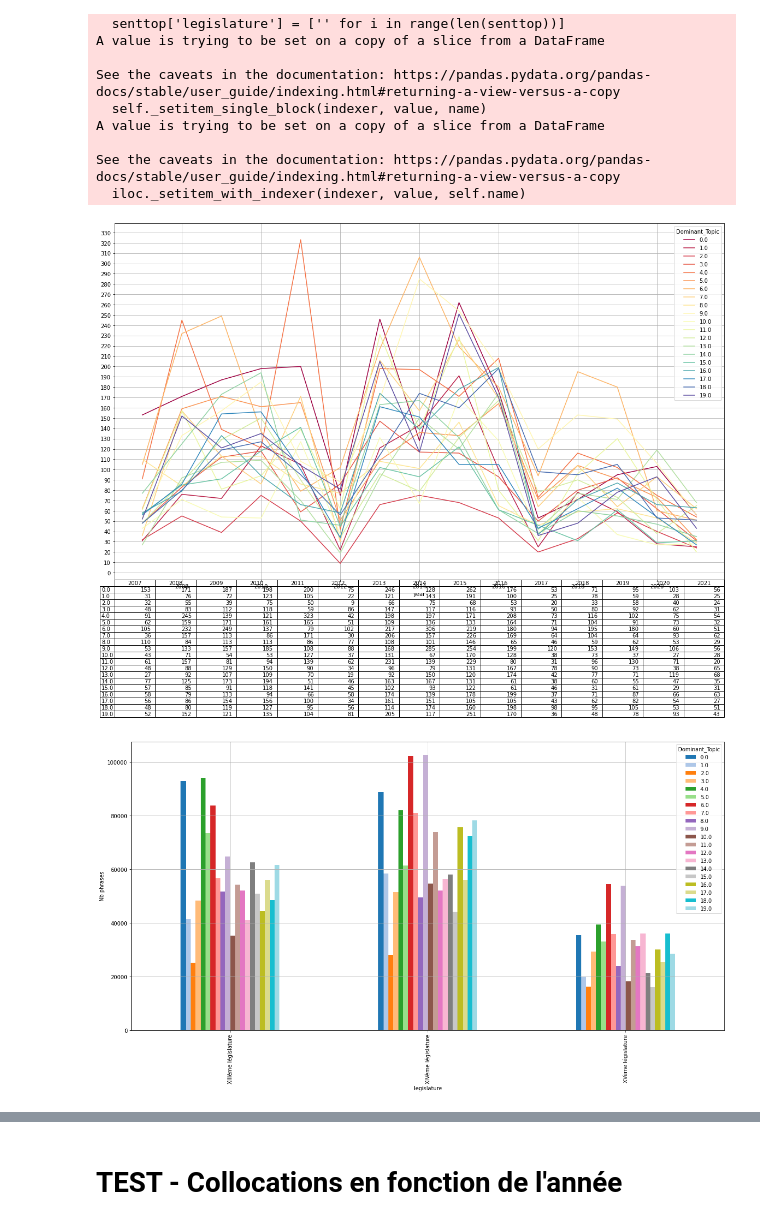
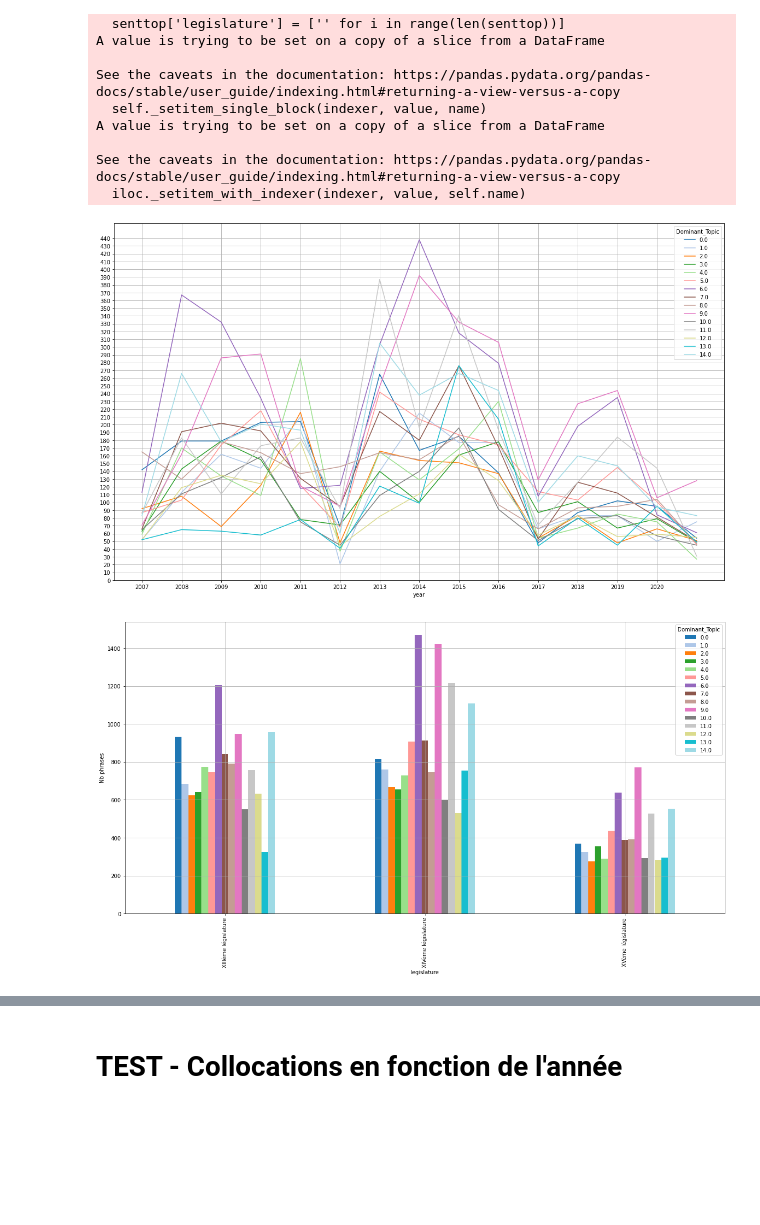
Before and after one commit to Geminy3/ProjetHNSKOL, a Jupyter notebook: Thématiques lemmatisé.ipynb, the cells around one changed output, grey strips where cells are left out. Saved outputs shown, nothing was run; the diff lists cells and outputs as text; code cells hidden in the pictures; blank space fills up the shorter version.

```diff
--- a/Thématiques lemmatisé.ipynb
+++ b/Thématiques lemmatisé.ipynb
@@ -404,7 +400,7 @@ texts = data
 corpus = [dico.doc2bow(text) for text in texts]
 # %%
 #ntopics = 50
-ntopics = 20
+ntopics = 23
 # %%
 generate_lda = False
 
@@ -417,7 +413,7 @@ if generate_lda:
 # %%
 from gensim.test.utils import datapath
 
-temp_file = datapath("model20_lemma2") #"model20_lemma"
+temp_file = datapath("model15_lemma") #"model20_lemma" "model20_lemma2" "model15_lemma2"
 
 if generate_lda:
     ldamodel.save(temp_file)
@@ -479,7 +482,7 @@ df_dominant_topic = df_topic_sents_keywords.reset_index()
 df_dominant_topic.columns = ['Document_No', 'Dominant_Topic', 'Topic_Perc_Contrib', 'Keywords', 'Text']
 # %%
 df_dominant_topic.sort_values("Dominant_Topic", ascending=False)
-df_dominant_topic_novoid = df_dominant_topic.loc[df_dominant_topic.Topic_Perc_Contrib > 0.06]
+df_dominant_topic_novoid = df_dominant_topic.loc[df_dominant_topic.Topic_Perc_Contrib > 0.07]
 df_dominant_topic_novoid.sort_values("Topic_Perc_Contrib", ascending=False)
 # %% [output]
 |  | Document_No | Dominant_Topic | Topic_Perc_Contrib | Keywords | Text |
@@ -718,17 +716,18 @@ See the caveats in the documentation: https://pandas.pydata.org/pandas-docs/stab
 # %%
 senttop.groupby('year').Dominant_Topic.value_counts().unstack().plot(kind='line',
                                                                      subplots=False,
                                                                      figsize=(20,12),
                                                                      legend=True,
-                                                                     cmap='Spectral',
+                                                                     cmap='tab20',
                                                                      grid=True,
-                                                                     table=True,
+                                                                     #table=True,
                                                                         );
-plt.yticks(np.arange(0, 340, 10));
+plt.yticks(np.arange(0, 450, 10));
+plt.xticks(np.arange(2007, 2021, 1));
 # %% [output]
-[figure, old version]
+[figure, new version]
 # %%
-senttop.groupby('legislature').Dominant_Topic.value_counts().mul(100).unstack().plot(kind='bar',
+senttop.groupby('legislature').Dominant_Topic.value_counts().unstack().plot(kind='bar',
                                                                             #stacked=True,
                                                                             figsize=(20,10),
                                                                             legend=True,
@@ -736,6 +735,7 @@ senttop.groupby('legislature').Dominant_Topic.value_counts().mul(100).unstack().
                                                                             ylabel="Nb phrases",
                                                                             grid=True
                                                                                 );
+#plt.yticks(np.arange(0, 1100, 50));
 # %% [output]
-[figure, old version]
+[figure, new version]
 # %%
```
Also changed, not shown: parts of 50 cells of this notebook, 1 other file.
